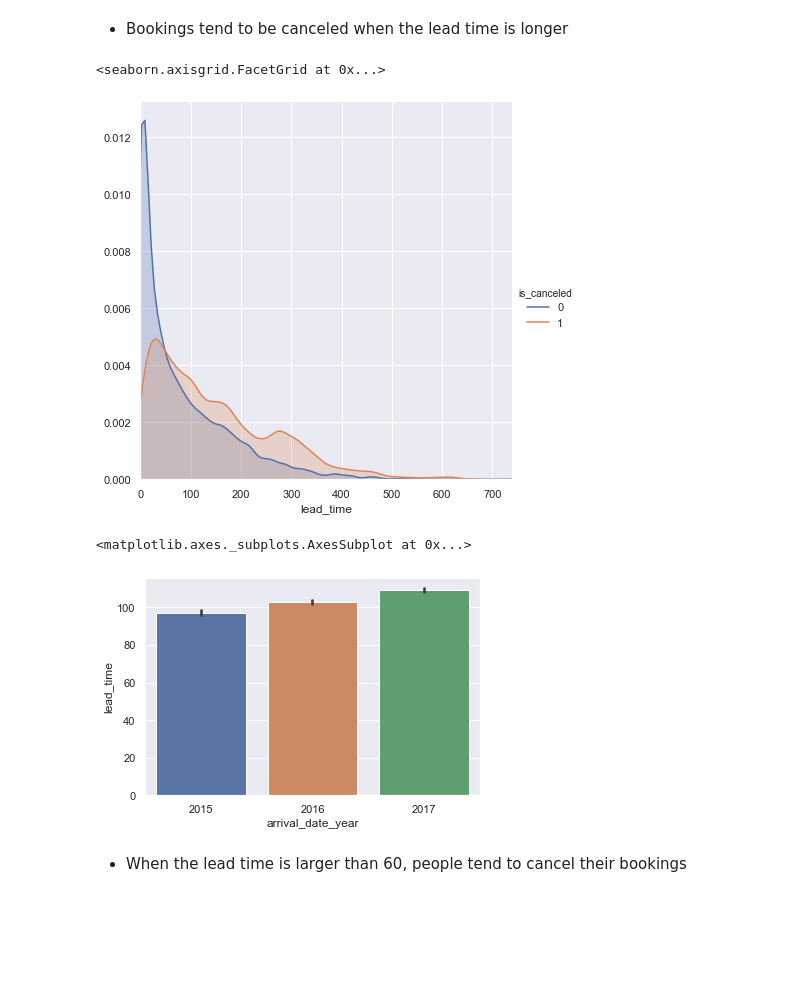
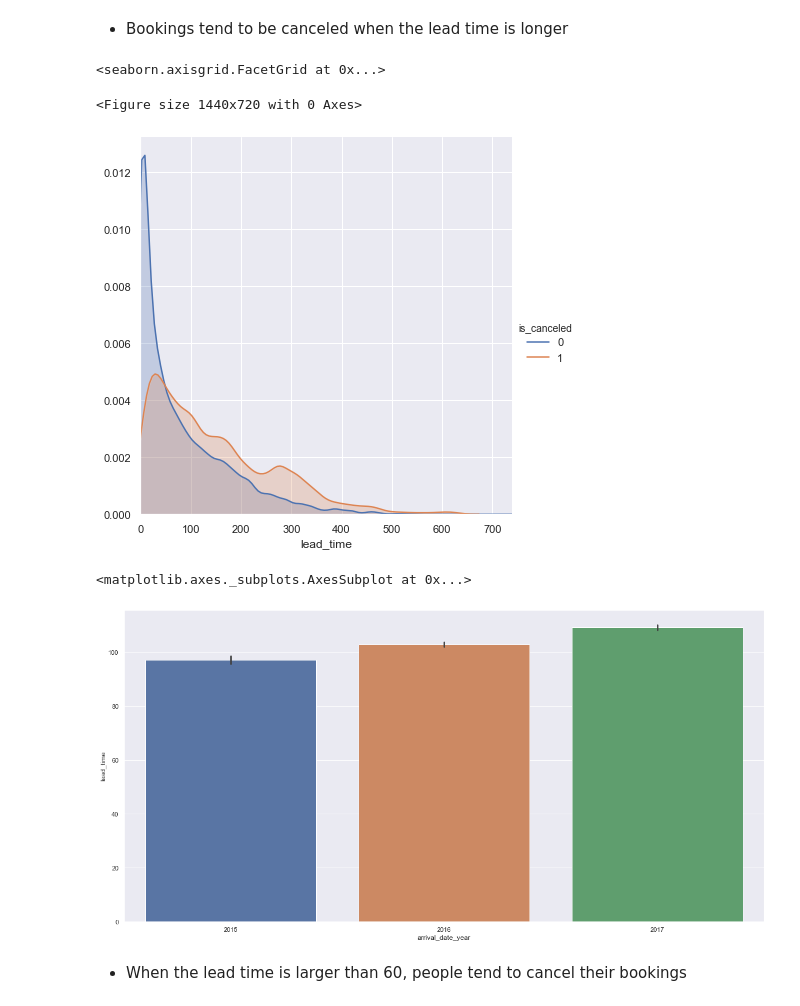
Before and after one commit to tkong1998/hotel-booking-demand, a Jupyter notebook: data_prep.ipynb, the cells around one changed output. Cells and saved outputs as stored; diff of their text form; code cells hidden in the pictures; blank space fills up the shorter version.

```diff
--- a/data_prep.ipynb
+++ b/data_prep.ipynb
@@ -114,16 +171,19 @@ sns.boxplot(x=dataset['is_canceled'],y=dataset['lead_time'])
 - Bookings tend to be canceled when the lead time is longer
 # %%
 # Density Curve for lead time by cancellation
+plt.figure(figsize = (20,10))
 sns.FacetGrid(dataset,hue='is_canceled',height=6,xlim=[0,740]).map(sns.kdeplot,'lead_time',shade=True).add_legend()
 # %% [output]
 <seaborn.axisgrid.FacetGrid at 0x...>
+<Figure size 1440x720 with 0 Axes>
 [figure]
 # %%
 # bar chart for lead time with regard to arrival year
+plt.figure(figsize = (20,10))
 sns.barplot(x ='arrival_date_year', y = 'lead_time', data = dataset)
 # %% [output]
 <matplotlib.axes._subplots.AxesSubplot at 0x...>
-[figure, old version]
+[figure, new version]
 # %% [markdown]
 - When the lead time is larger than 60, people tend to cancel their bookings
 # %%
```
Also changed, not shown: parts of 20 cells of this notebook.
